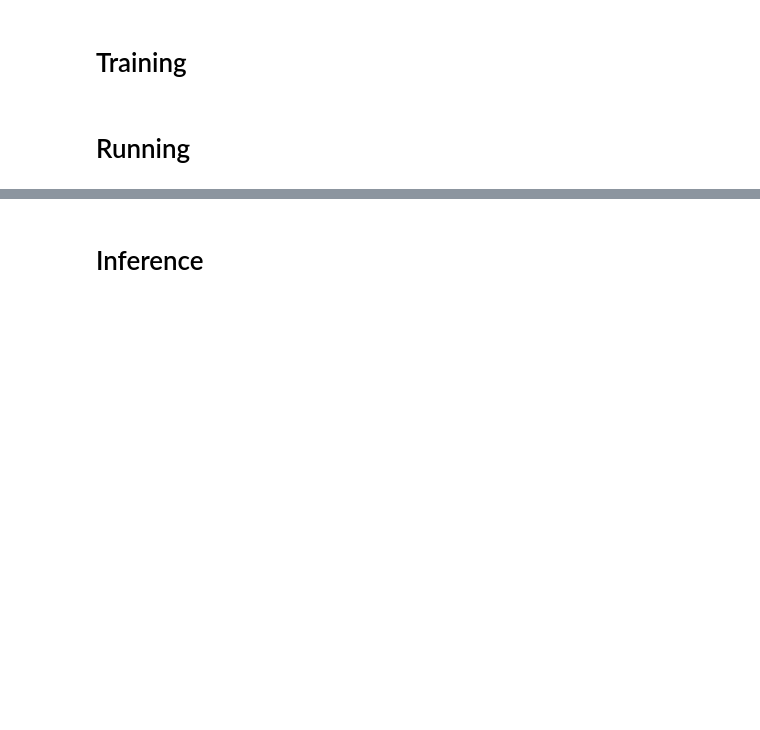
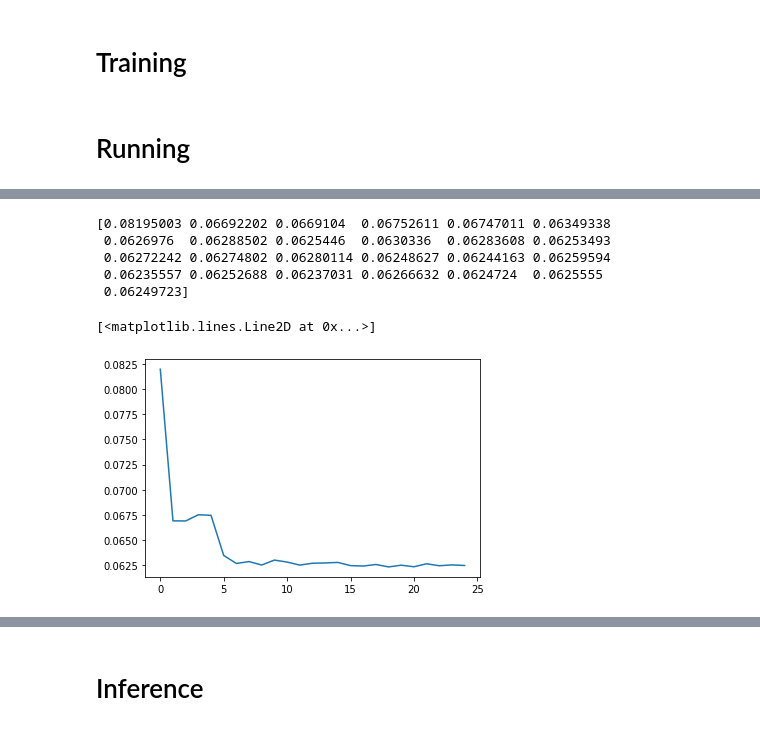
Before and after one commit to nosound2/RSNA-Hemorrhage, a Jupyter notebook: notebooks/Shallow-NN-TPU.ipynb, the cells around one changed output, grey strips where cells are left out. Saved outputs shown, nothing was run; the diff lists cells and outputs as text; code cells hidden in the pictures; blank space fills up the shorter version.

```diff
--- a/notebooks/Shallow-NN-TPU.ipynb
+++ b/notebooks/Shallow-NN-TPU.ipynb
@@ -1297,0 +1291,18 @@ pd.read_csv(PATH_WORK/'stats.f{}.v{}'.format(0,VERSION))
+# %%
+ver = 73
+res = (pd.read_csv(PATH_WORK/'stats.f{}.v{}'.format(0,ver)).val_loss.values +
+       pd.read_csv(PATH_WORK/'stats.f{}.v{}'.format(1,ver)).val_loss.values +
+       pd.read_csv(PATH_WORK/'stats.f{}.v{}'.format(2,ver)).val_loss.values) / 3
+
+# 5x1e-3, 10x2e-4, 7x2e-5, 3x5e-6
+print(res)
+
+plt.plot(res)
+# %% [output]
+[0.08195003 0.06692202 0.0669104  0.06752611 0.06747011 0.06349338
+ 0.0626976  0.06288502 0.0625446  0.0630336  0.06283608 0.06253493
+ 0.06272242 0.06274802 0.06280114 0.06248627 0.06244163 0.06259594
+ 0.06235557 0.06252688 0.06237031 0.06266632 0.0624724  0.0625555
+ 0.06249723]
+[<matplotlib.lines.Line2D at 0x...>]
+[figure, added]
```
Also changed, not shown: parts of 50 cells of this notebook, 1 other file.
